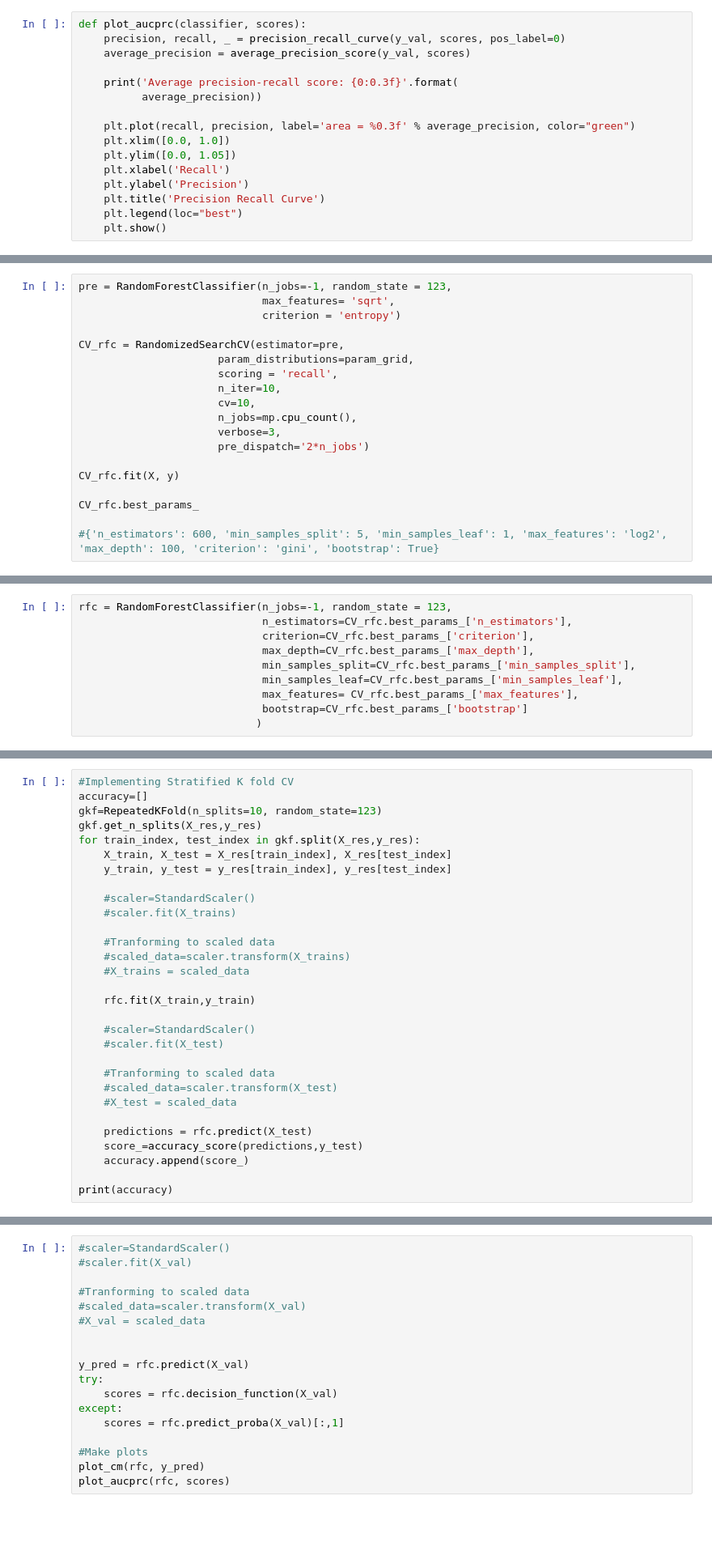
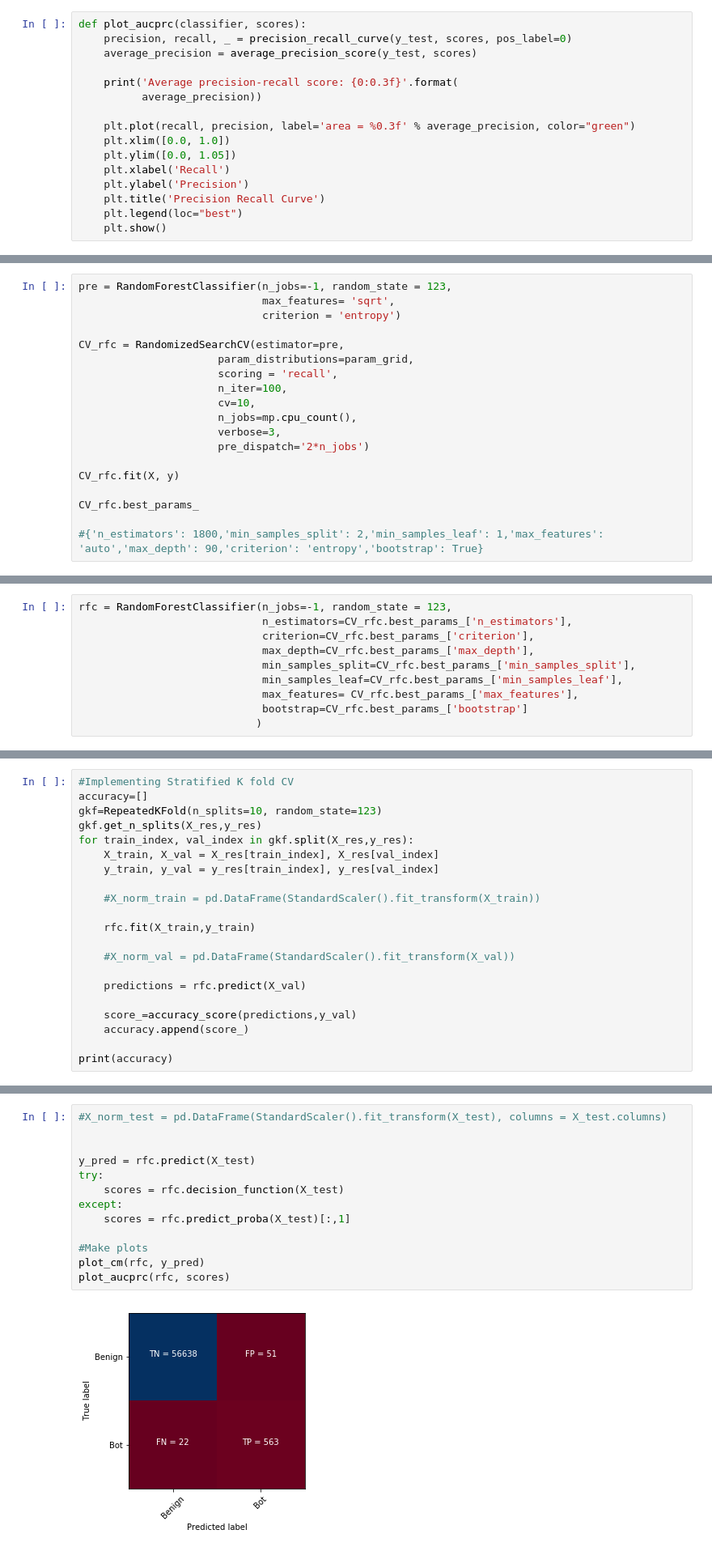
Before and after one commit to felippehsk/CSC7333_Project, a Jupyter notebook: codes/FK_RF_20200404_v1.ipynb, the cells around one changed output, grey strips where cells are left out. Shown at 81% size. Drawn from its saved outputs; the diff is of its cells as text; blank space fills up the shorter version.

```diff
--- a/codes/FK_RF_20200404_v1.ipynb
+++ b/codes/FK_RF_20200404_v1.ipynb
@@ -47,8 +49,8 @@ def plot_cm(classifier, predictions):
     print('F1={0:0.3f}'.format(F1))
 # %%
 def plot_aucprc(classifier, scores):
-    precision, recall, _ = precision_recall_curve(y_val, scores, pos_label=0)
-    average_precision = average_precision_score(y_val, scores)
+    precision, recall, _ = precision_recall_curve(y_test, scores, pos_label=0)
+    average_precision = average_precision_score(y_test, scores)
 
     print('Average precision-recall score: {0:0.3f}'.format(
           average_precision))
@@ -124,7 +144,7 @@ pre = RandomForestClassifier(n_jobs=-1, random_state = 123,
 CV_rfc = RandomizedSearchCV(estimator=pre,
                       param_distributions=param_grid,
                       scoring = 'recall',
-                      n_iter=10,
+                      n_iter=100,
                       cv=10,
                       n_jobs=mp.cpu_count(),
                       verbose=3,
@@ -134,4 +154,4 @@ CV_rfc.fit(X, y)
 
 CV_rfc.best_params_
 
-#{'n_estimators': 600, 'min_samples_split': 5, 'min_samples_leaf': 1, 'max_features': 'log2', 'max_depth': 100, 'criterion': 'gini', 'bootstrap': True}
+#{'n_estimators': 1800,'min_samples_split': 2,'min_samples_leaf': 1,'max_features': 'auto','max_depth': 90,'criterion': 'entropy','bootstrap': True}
@@ -163,28 +200,19 @@ X_res = np.array(X_res)
 accuracy=[]
 gkf=RepeatedKFold(n_splits=10, random_state=123)
 gkf.get_n_splits(X_res,y_res)
-for train_index, test_index in gkf.split(X_res,y_res):
-    X_train, X_test = X_res[train_index], X_res[test_index]
-    y_train, y_test = y_res[train_index], y_res[test_index]
+for train_index, val_index in gkf.split(X_res,y_res):
+    X_train, X_val = X_res[train_index], X_res[val_index]
+    y_train, y_val = y_res[train_index], y_res[val_index]
 
-    #scaler=StandardScaler()
-    #scaler.fit(X_trains)
-
-    #Tranforming to scaled data
-    #scaled_data=scaler.transform(X_trains)
-    #X_trains = scaled_data
+    #X_norm_train = pd.DataFrame(StandardScaler().fit_transform(X_train))
 
     rfc.fit(X_train,y_train)
 
-    #scaler=StandardScaler()
-    #scaler.fit(X_test)
+    #X_norm_val = pd.DataFrame(StandardScaler().fit_transform(X_val))
 
-    #Tranforming to scaled data
-    #scaled_data=scaler.transform(X_test)
-    #X_test = scaled_data
+    predictions = rfc.predict(X_val)
 
-    predictions = rfc.predict(X_test)
-    score_=accuracy_score(predictions,y_test)
+    score_=accuracy_score(predictions,y_val)
     accuracy.append(score_)
 
 print(accuracy)
@@ -194,18 +226,15 @@ np.array(accuracy).mean()
 # %%
-#scaler=StandardScaler()
-#scaler.fit(X_val)
-
-#Tranforming to scaled data
-#scaled_data=scaler.transform(X_val)
-#X_val = scaled_data
+#X_norm_test = pd.DataFrame(StandardScaler().fit_transform(X_test), columns = X_test.columns)
 
 
-y_pred = rfc.predict(X_val)
+y_pred = rfc.predict(X_test)
 try:
-    scores = rfc.decision_function(X_val)
+    scores = rfc.decision_function(X_test)
 except:
-    scores = rfc.predict_proba(X_val)[:,1]
+    scores = rfc.predict_proba(X_test)[:,1]
 
 #Make plots
 plot_cm(rfc, y_pred)
 plot_aucprc(rfc, scores)
+# %% [output]
+[figure, added]
```
Also changed, not shown: parts of 12 cells of this notebook.
